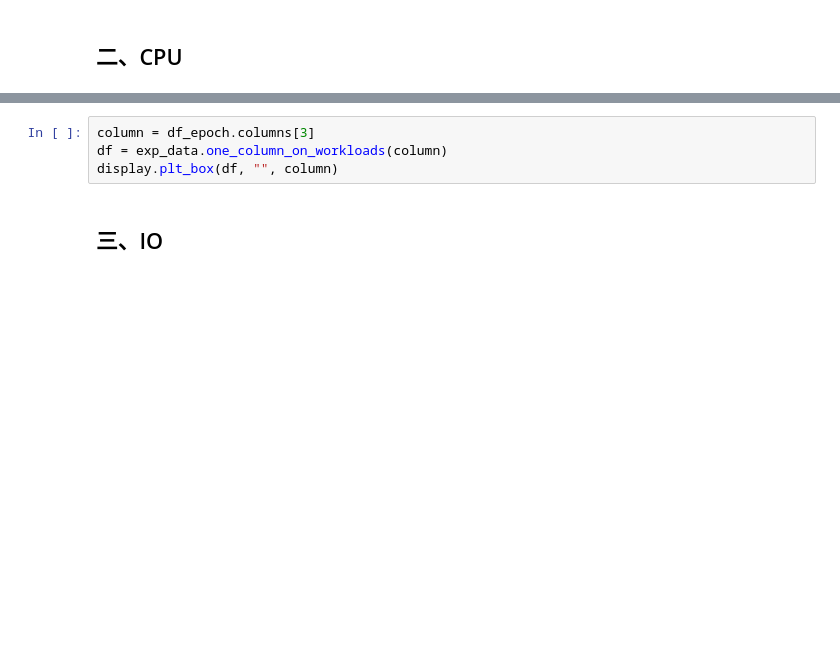
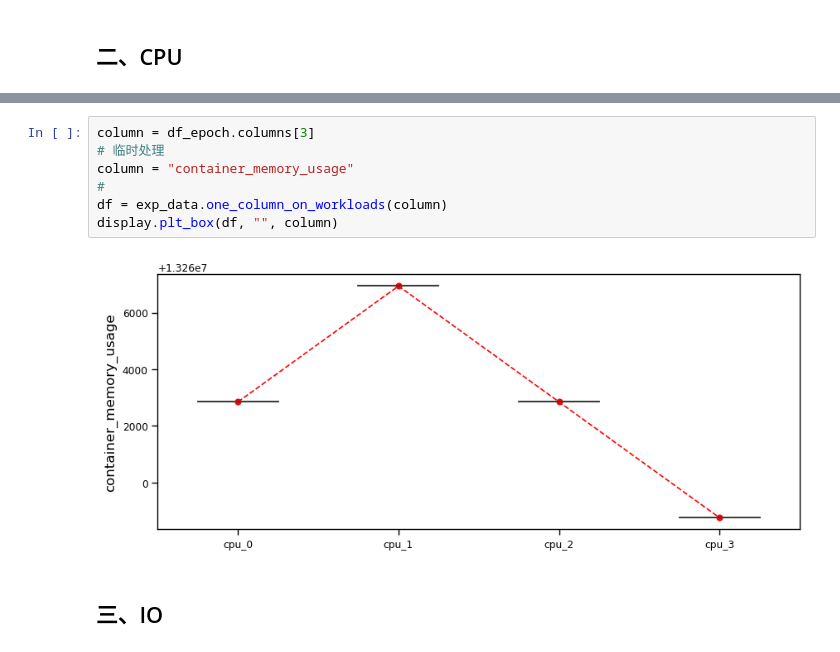
Before and after one commit to Faione/WorkloadAnalysis, a Jupyter notebook: analysis/agg_stress.ipynb, the cells around one changed output, grey strips where cells are left out. Saved outputs shown, nothing was run; the diff lists cells and outputs as text; blank space fills up the shorter version.

```diff
--- a/analysis/agg_stress.ipynb
+++ b/analysis/agg_stress.ipynb
@@ -54,7 +79,12 @@ df_epoch.columns
 # %%
 column = df_epoch.columns[3]
+# 临时处理
+column = "container_memory_usage"
+#
 df = exp_data.one_column_on_workloads(column)
 display.plt_box(df, "", column)
+# %% [output]
+[figure, added]
 # %% [markdown]
 ## 三、IO
 # %%
```
Also changed, not shown: parts of 11 cells of this notebook, 2 other files.
